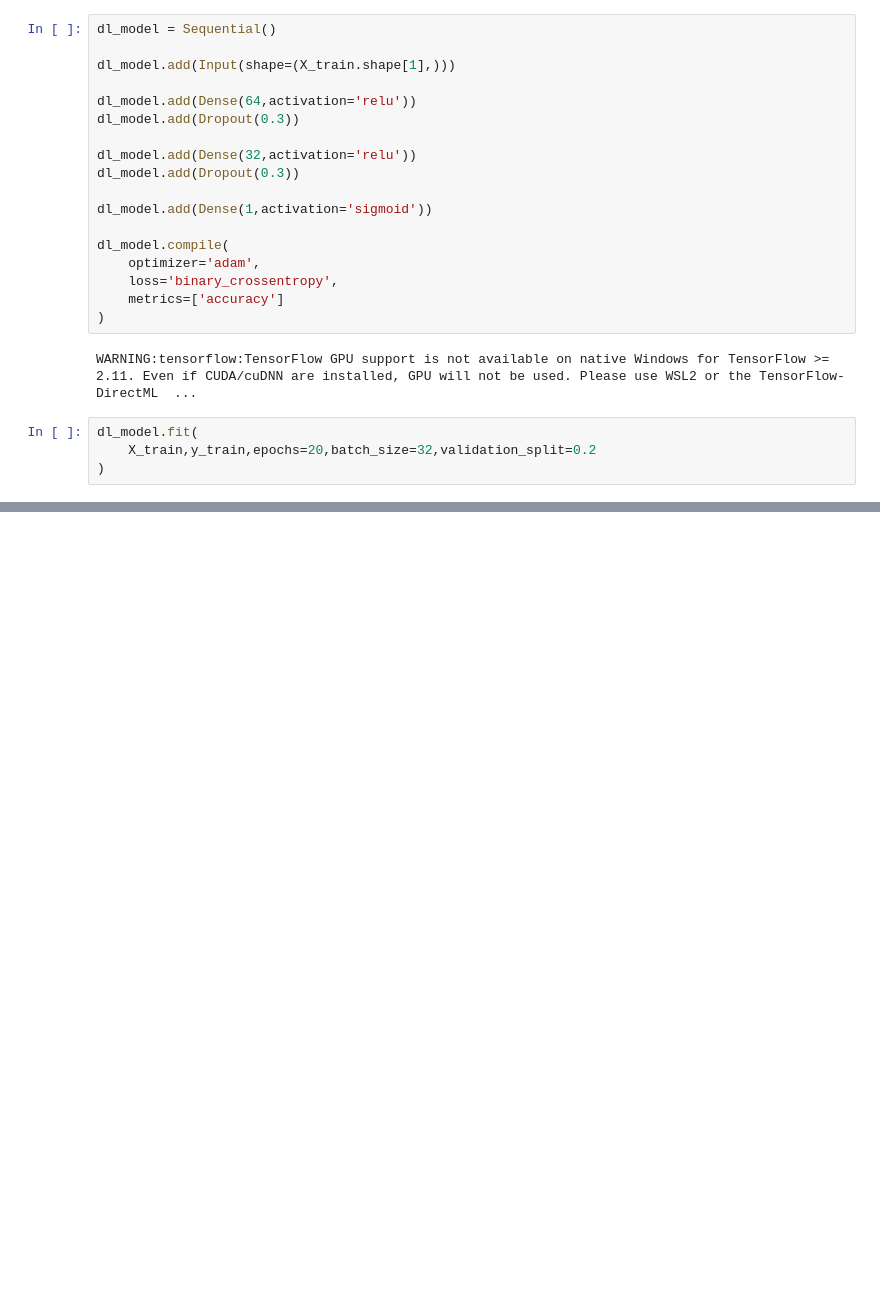
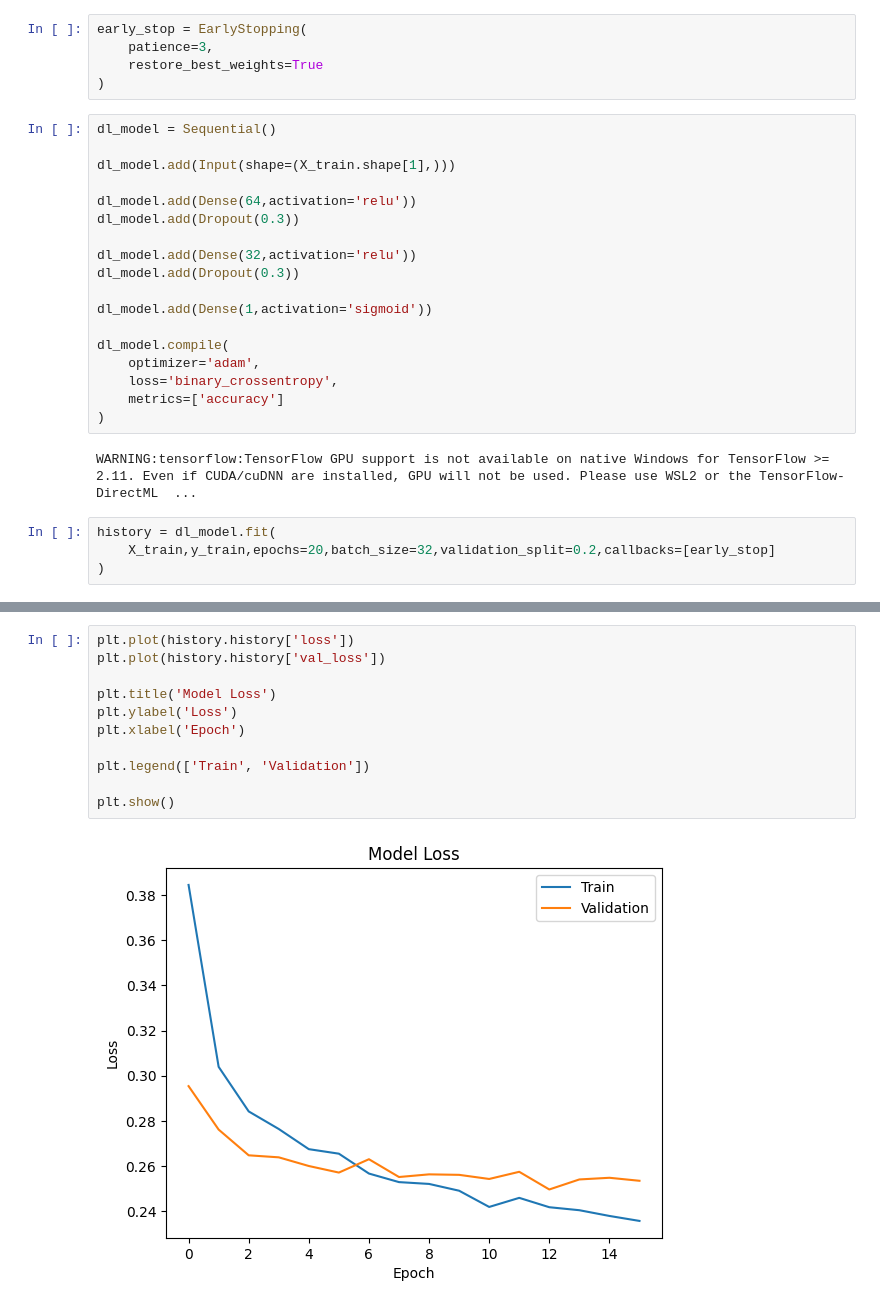
Before and after one commit to maitriishahh/User-Intention-Prediction, a Jupyter notebook: notebooks/analysis.ipynb, the cells around one changed output, grey strips where cells are left out. Cells and saved outputs as stored; diff of their text form; blank space fills up the shorter version.

```diff
--- a/notebooks/analysis.ipynb
+++ b/notebooks/analysis.ipynb
@@ -248,3 +281,8 @@ from tensorflow.keras.layers import Dense, Dropout, Input
+# %%
+early_stop = EarlyStopping(
+    patience=3,
+    restore_best_weights=True
+)
 # %%
 dl_model = Sequential()
 
@@ -266,8 +304,8 @@ dl_model.compile(
 # %% [output]
 WARNING:tensorflow:TensorFlow GPU support is not available on native Windows for TensorFlow >= 2.11. Even if CUDA/cuDNN are installed, GPU will not be used. Please use WSL2 or the TensorFlow-DirectML  ...
 # %%
-dl_model.fit(
-    X_train,y_train,epochs=20,batch_size=32,validation_split=0.2
+history = dl_model.fit(
+    X_train,y_train,epochs=20,batch_size=32,validation_split=0.2,callbacks=[early_stop]
 )
 # %% [output]
 Epoch 1/20
@@ -291,3 +328,16 @@ Epoch 20/20
+# %%
+plt.plot(history.history['loss'])
+plt.plot(history.history['val_loss'])
+
+plt.title('Model Loss')
+plt.ylabel('Loss')
+plt.xlabel('Epoch')
+
+plt.legend(['Train', 'Validation'])
+
+plt.show()
+# %% [output]
+[figure, added]
 # %%
 y_pred_dl = (dl_model.predict(X_test) > 0.5).astype('int32')
 print(classification_report(y_test,y_pred_dl))
```
Also changed, not shown: parts of 16 cells of this notebook, 1 other file.
